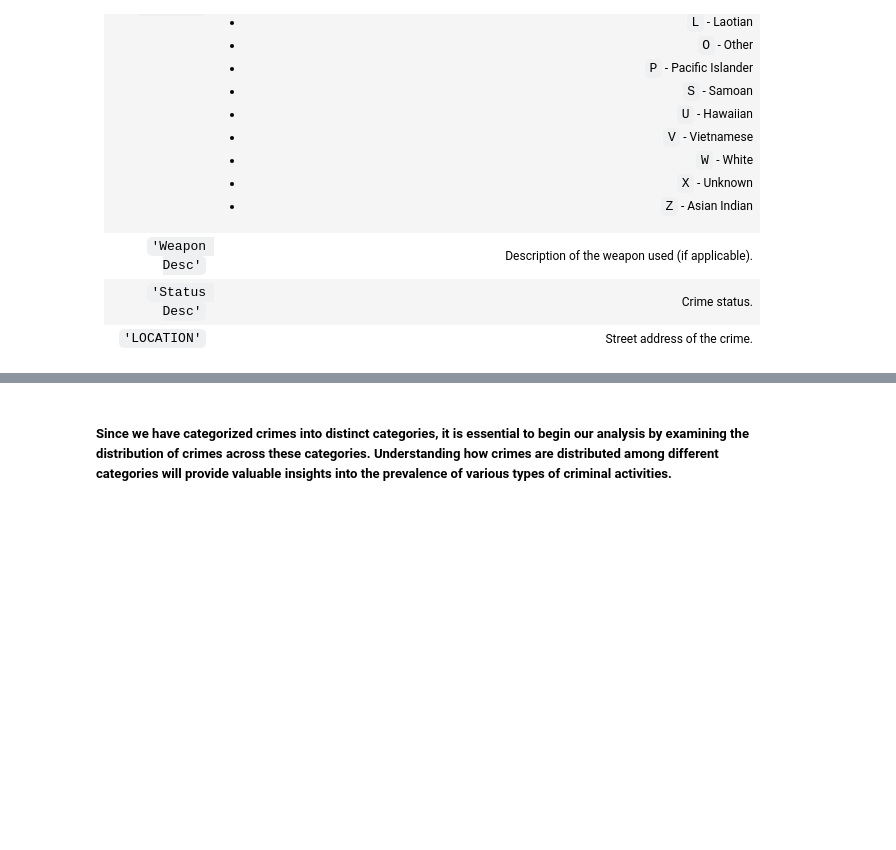
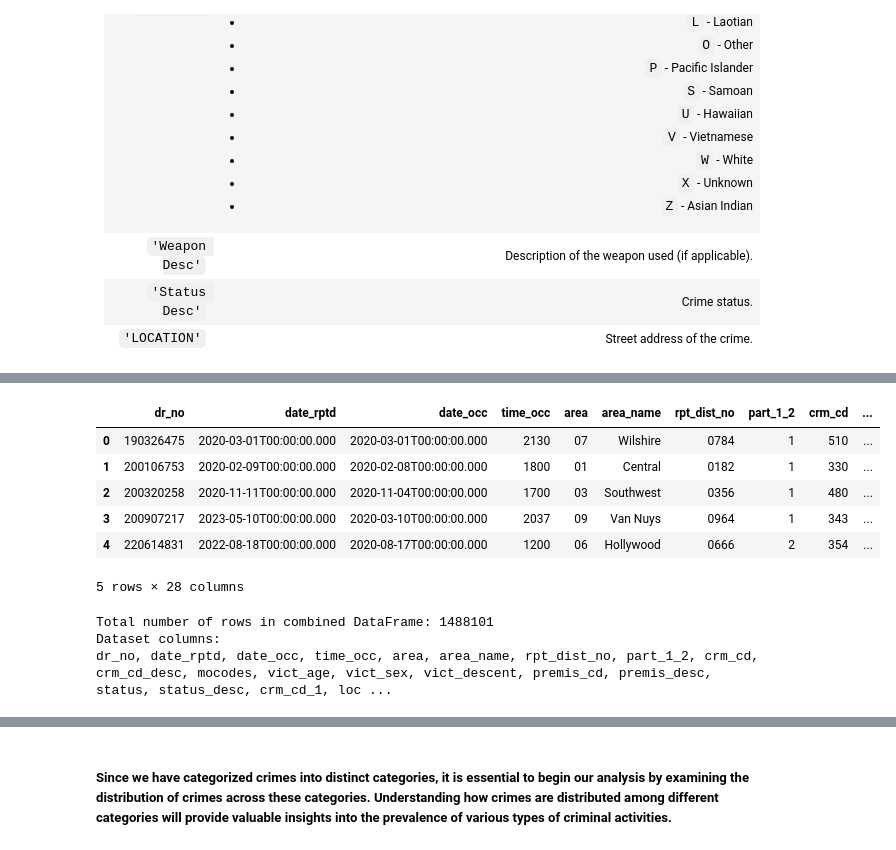
Before and after one commit to TereshchenkoKyrylo/Los-Angeles-Crimes-Analysis, a Jupyter notebook: notebook.ipynb, the cells around one changed output, grey strips where cells are left out. Drawn from its saved outputs; the diff is of its cells as text; code cells hidden in the pictures; blank space fills up the shorter version.

```diff
--- a/notebook.ipynb
+++ b/notebook.ipynb
@@ -151,3 +118,74 @@ dr_no, date_rptd, date_occ, time_occ, area, area_name, rpt_dist_no, part_1_2, cr
+# %%
+crimes_2020_till_now.head(5)
+# %% [output]
+|  | dr_no | date_rptd | date_occ | time_occ | area | area_name | rpt_dist_no | part_1_2 | crm_cd | ... |
+| 0 | 190326475 | 2020-03-01T00:00:00.000 | 2020-03-01T00:00:00.000 | 2130 | 07 | Wilshire | 0784 | 1 | 510 | ... |
+| 1 | 200106753 | 2020-02-09T00:00:00.000 | 2020-02-08T00:00:00.000 | 1800 | 01 | Central | 0182 | 1 | 330 | ... |
+| 2 | 200320258 | 2020-11-11T00:00:00.000 | 2020-11-04T00:00:00.000 | 1700 | 03 | Southwest | 0356 | 1 | 480 | ... |
+| 3 | 200907217 | 2023-05-10T00:00:00.000 | 2020-03-10T00:00:00.000 | 2037 | 09 | Van Nuys | 0964 | 1 | 343 | ... |
+| 4 | 220614831 | 2022-08-18T00:00:00.000 | 2020-08-17T00:00:00.000 | 1200 | 06 | Hollywood | 0666 | 2 | 354 | ... |
+5 rows × 28 columns
+# %%
+#  Function to clean the data
+def clean_data(df):
+    # Drop rows where critical columns contain NaN
+    df = df.dropna(subset=["dr_no", "date_rptd", "date_occ", "crm_cd_desc"])
+
+    # Convert date columns to datetime, drop rows with incorrect dates
+    df["date_rptd"] = pd.to_datetime(df["date_rptd"], errors='coerce')
+    df["date_occ"] = pd.to_datetime(df["date_occ"], errors='coerce')
+    df = df.dropna(subset=["date_rptd", "date_occ"])  # Drop rows with incorrect dates
+
+    # Remove extra spaces from time_occ and check the HHMM format
+    df["time_occ"] = df["time_occ"].astype(str).str.strip()
+    df = df[df["time_occ"].str.match(r'^\d{4}$')]  # Keep rows with the correct time format (HHMM)
+
+    # Convert time_occ to numeric format to handle incorrect time formats
+    df["time_occ"] = pd.to_numeric(df["time_occ"], errors='coerce')
+    df = df.dropna(subset=["time_occ"])  # Drop rows where time could not be converted
+
+    # Map descent and sex values and drop rows with 'Unknown' values
+    descent_mapping = {
+        'A': 'Other Asian', 'B': 'Black', 'C': 'Chinese', 'D': 'Cambodian',
+        'F': 'Filipino', 'G': 'Guamanian', 'H': 'Hispanic/Latin/Mexican',
+        'I': 'American Indian/Alaskan Native', 'J': 'Japanese', 'K': 'Korean',
+        'L': 'Laotian', 'O': 'Other', 'P': 'Pacific Islander', 'S': 'Samoan',
+        'U': 'Hawaiian', 'V': 'Vietnamese', 'W': 'White', 'X': 'Unknown',
+        'Z': 'Asian Indian'
+    }
+
+    sex_mapping = {
+        'F': 'Female', 'M': 'Male', 'X': 'Unknown'
+    }
+
+    # Apply mapping and drop rows with 'Unknown' values
+    df['vict_descent'] = df['vict_descent'].map(descent_mapping).fillna('Unknown')
+    df['vict_sex'] = df['vict_sex'].map(sex_mapping).fillna('Unknown')
+
+    # Drop rows where 'vict_descent' or 'vict_sex' is 'Unknown'
+    df = df[(df['vict_descent'] != 'Unknown') & (df['vict_sex'] != 'Unknown')]
+
+    # Reset index after cleaning
+    df.reset_index(drop=True, inplace=True)
+
+    return df
+
+# Clean the data for both DataFrames
+crimes_2018_to_2019 = clean_data(crimes_2018_to_2019)
+crimes_2020_till_now = clean_data(crimes_2020_till_now)
+
+# Combine df1 and df2
+crimes = pd.concat([crimes_2018_to_2019, crimes_2020_till_now], ignore_index=True)
+
+# Print the total number of rows in the combined DataFrame
+print(f"Total number of rows in combined DataFrame: {len(crimes)}")
+
+print("Dataset columns:")
+print(", ".join(crimes.columns))
+# %% [output]
+Total number of rows in combined DataFrame: 1488101
+Dataset columns:
+dr_no, date_rptd, date_occ, time_occ, area, area_name, rpt_dist_no, part_1_2, crm_cd, crm_cd_desc, mocodes, vict_age, vict_sex, vict_descent, premis_cd, premis_desc, status, status_desc, crm_cd_1, loc ...
 # %%
 # Read the crime categories from the text file
 with open("crime_categories.txt", "r") as file:
```
Also changed, not shown: parts of 17 cells of this notebook, 1 other file.
